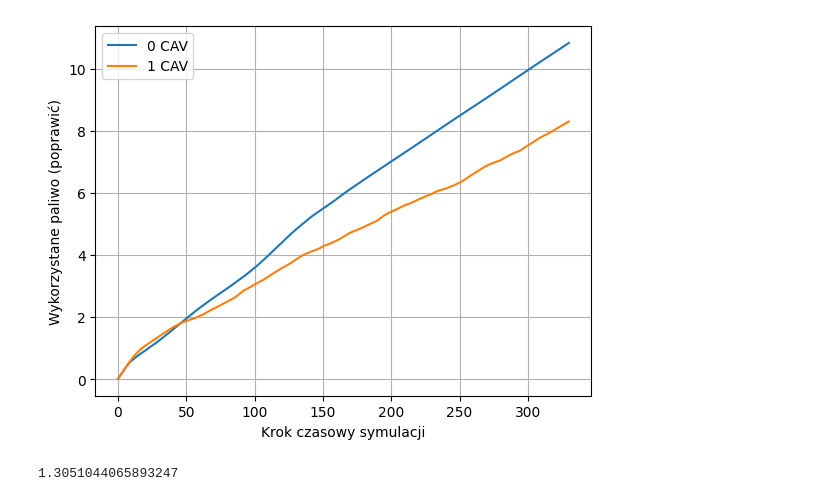
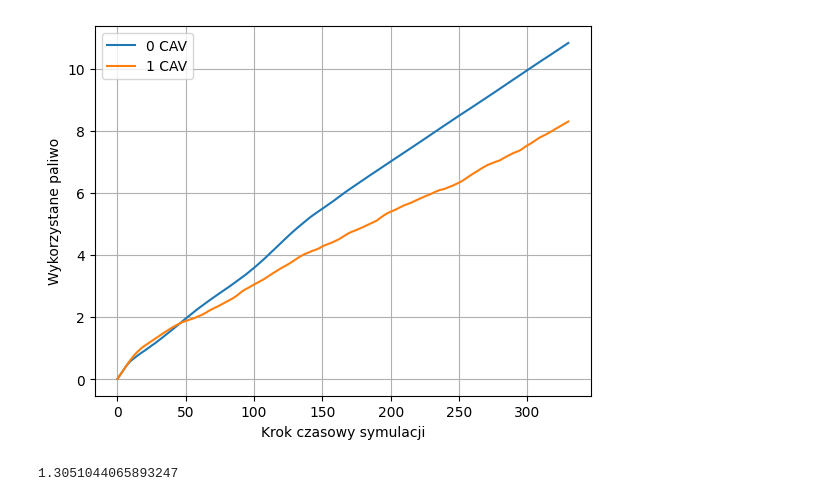
Before and after one commit to COeXISTENCE-PROJECT/master_thesis_Kamil_Gorski, a Jupyter notebook: ring/analyze.ipynb, the cells around one changed output. Saved outputs shown, nothing was run; the diff lists cells and outputs as text; code cells hidden in the pictures.

```diff
--- a/ring/analyze.ipynb
+++ b/ring/analyze.ipynb
@@ -10,16 +10,16 @@ tutorial = pd.read_csv('tutorial/emission.csv')
 # %%
 for i, frame in enumerate([rl_0, rl_1]):
     grouped = frame.groupby(by=['time']).sum().reset_index()
     grouped['fuel'] = grouped.fuel.cumsum()
     plt.plot(grouped['time'], grouped['fuel'], label=f"{i} CAV")
 plt.legend(loc='best')
 plt.grid()
 plt.xlabel("Krok czasowy symulacji")
-plt.ylabel("Wykorzystane paliwo (poprawić)")
+plt.ylabel("Wykorzystane paliwo")
 # plt.show()
 plt.savefig('ring_fuel_consumption.png', dpi=300)
 # %% [output]
-[figure, old version]
+[figure, new version]
 # %%
 rl_0['fuel'].sum() / rl_1['fuel'].sum()
 # %% [output]
```
Also changed, not shown: parts of 2 cells of this notebook, 2 other files.
